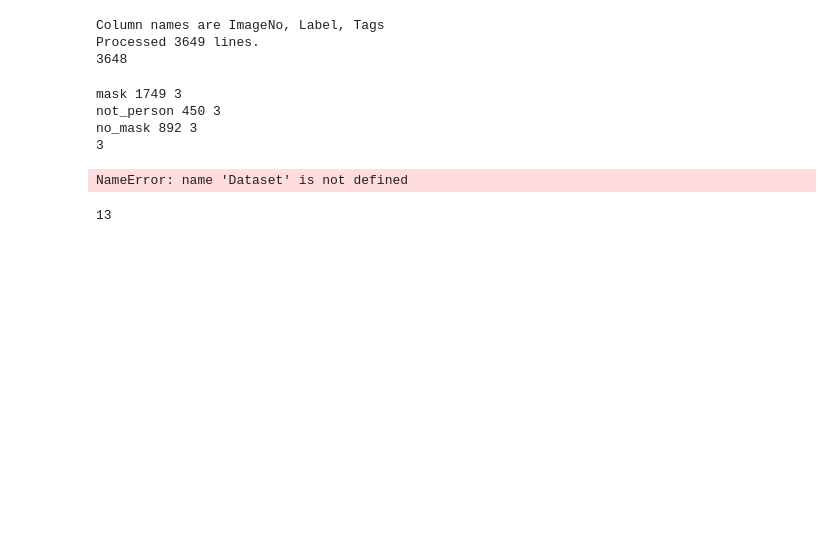
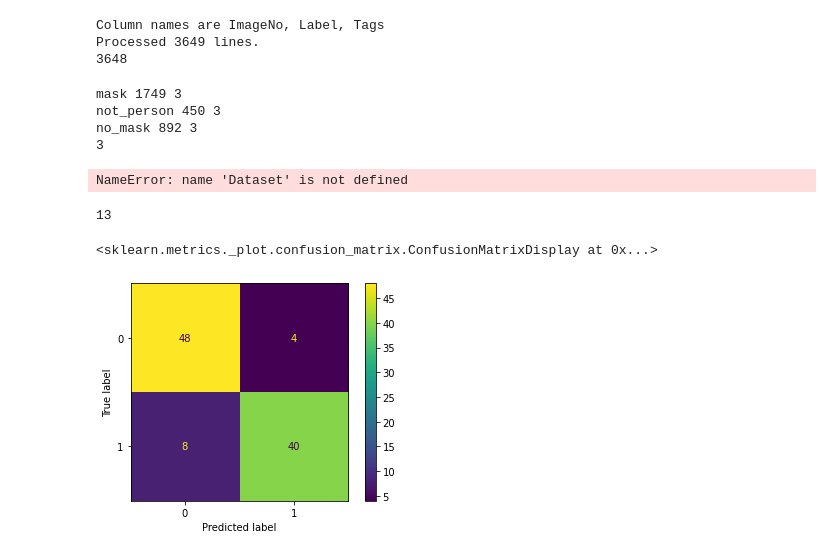
Before and after one commit to mdherdi/AI_FaceMaskDetection, a Jupyter notebook: Code_Support.ipynb, the cells around one changed output. Saved outputs shown, nothing was run; the diff lists cells and outputs as text; code cells hidden in the pictures; blank space fills up the shorter version.

```diff
--- a/Code_Support.ipynb
+++ b/Code_Support.ipynb
@@ -412,3 +412,22 @@ class ProjectModel(Module):
         return X
 
 net = ProjectModel()
+# %%
+from sklearn.datasets import make_classification
+from sklearn.metrics import confusion_matrix, ConfusionMatrixDisplay
+from sklearn.model_selection import train_test_split
+from sklearn.svm import SVC
+X, y = make_classification(random_state=0)
+X_train, X_test, y_train, y_test = train_test_split(X, y,
+                                                    random_state=0)
+clf = SVC(random_state=0)
+clf.fit(X_train, y_train)
+predictions = clf.predict(X_test)
+cm = confusion_matrix(y_test, predictions, labels=clf.classes_, normalize='all')*100
+disp = ConfusionMatrixDisplay(confusion_matrix=cm,
+                              display_labels=clf.classes_)
+# %%
+disp.plot(cmap='')
+# %% [output]
+<sklearn.metrics._plot.confusion_matrix.ConfusionMatrixDisplay at 0x...>
+[figure, added]
```
Also changed, not shown: parts of 1 cell of this notebook, 2 other files.
